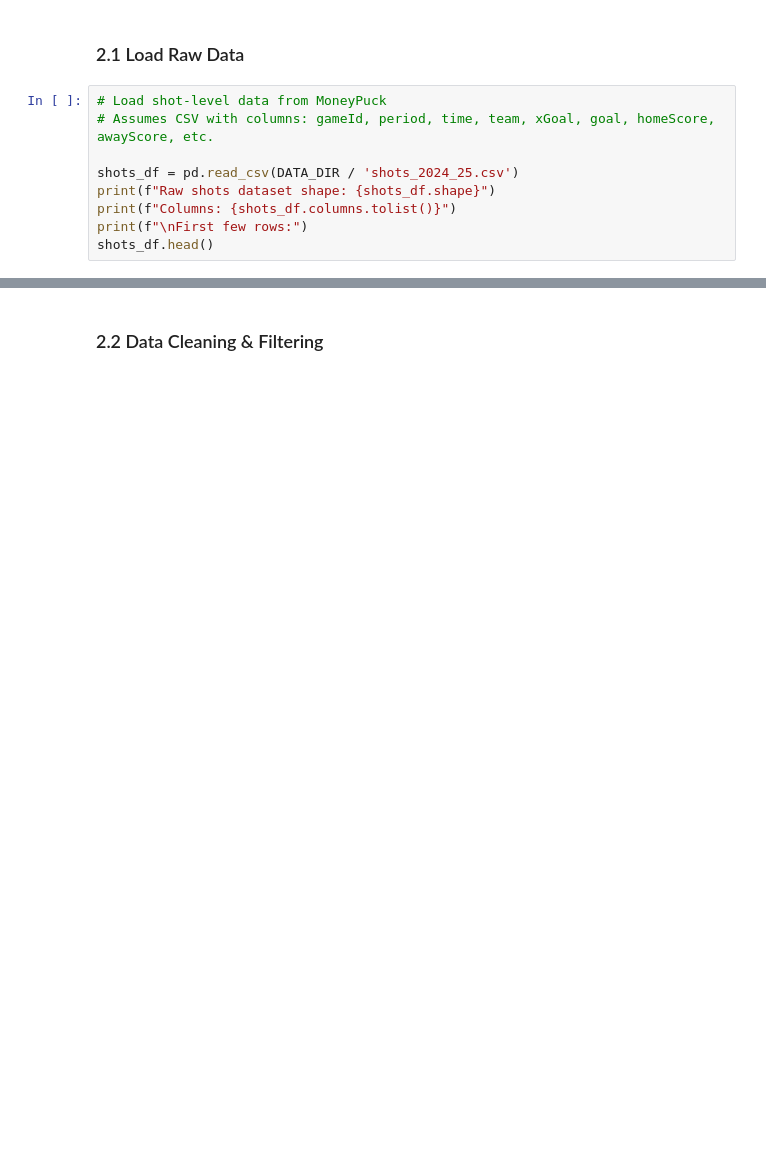
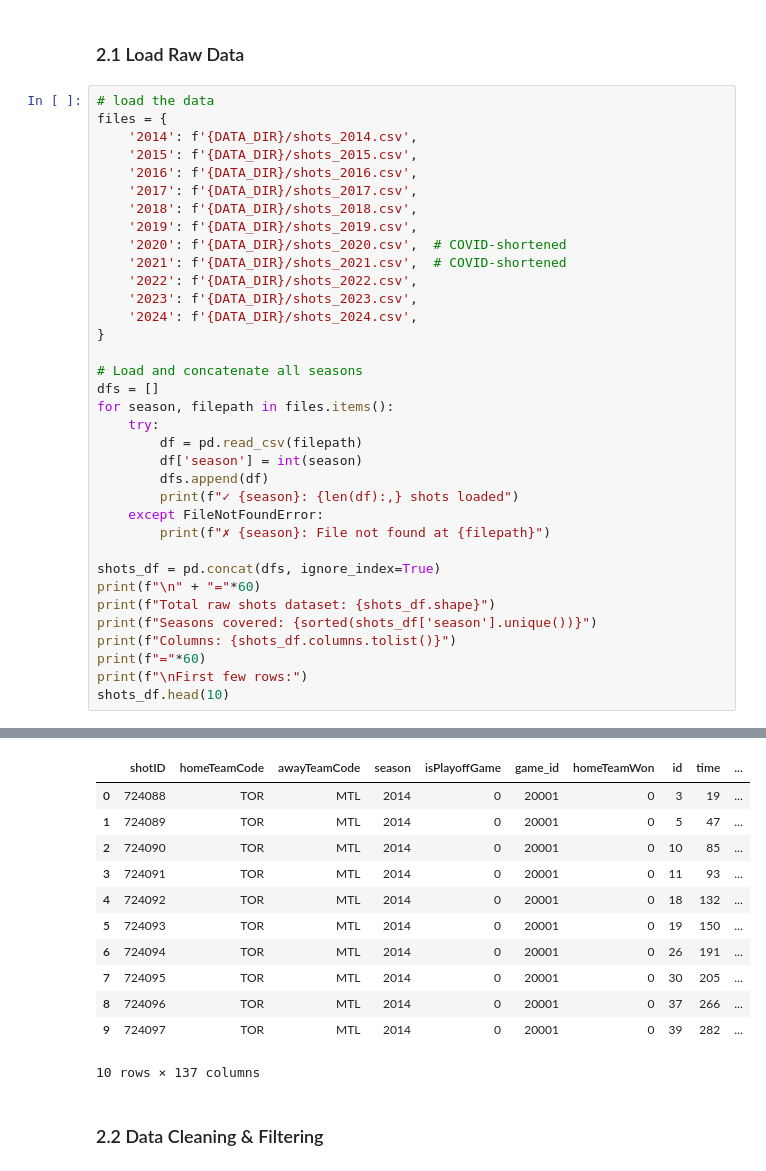
Before and after one commit to cadrianas/GP_regression_Hockey, a Jupyter notebook: notebooks/01_exploration.ipynb, the cells around one changed output, grey strips where cells are left out. Cells and saved outputs as stored; diff of their text form; blank space fills up the shorter version.

```diff
--- a/notebooks/01_exploration.ipynb
+++ b/notebooks/01_exploration.ipynb
@@ -59,11 +78,38 @@ print(f"Output directory: {OUTPUT_DIR}")
 # %% [markdown]
 ### 2.1 Load Raw Data
-# %%
-# Load shot-level data from MoneyPuck
-# Assumes CSV with columns: gameId, period, time, team, xGoal, goal, homeScore, awayScore, etc.
-
-shots_df = pd.read_csv(DATA_DIR / 'shots_2024_25.csv')
-print(f"Raw shots dataset shape: {shots_df.shape}")
-print(f"Columns: {shots_df.columns.tolist()}")
-print(f"\nFirst few rows:")
-shots_df.head()
+# %%
+# load the data
+files = {
+    '2014': f'{DATA_DIR}/shots_2014.csv',
+    '2015': f'{DATA_DIR}/shots_2015.csv',
+    '2016': f'{DATA_DIR}/shots_2016.csv',
+    '2017': f'{DATA_DIR}/shots_2017.csv',
+    '2018': f'{DATA_DIR}/shots_2018.csv',
+    '2019': f'{DATA_DIR}/shots_2019.csv',
+    '2020': f'{DATA_DIR}/shots_2020.csv',  # COVID-shortened
+    '2021': f'{DATA_DIR}/shots_2021.csv',  # COVID-shortened
+    '2022': f'{DATA_DIR}/shots_2022.csv',
+    '2023': f'{DATA_DIR}/shots_2023.csv',
+    '2024': f'{DATA_DIR}/shots_2024.csv',
+}
+
+# Load and concatenate all seasons
+dfs = []
+for season, filepath in files.items():
+    try:
+        df = pd.read_csv(filepath)
+        df['season'] = int(season)
+        dfs.append(df)
+        print(f"✓ {season}: {len(df):,} shots loaded")
+    except FileNotFoundError:
+        print(f"✗ {season}: File not found at {filepath}")
+
+shots_df = pd.concat(dfs, ignore_index=True)
+print(f"\n" + "="*60)
+print(f"Total raw shots dataset: {shots_df.shape}")
+print(f"Seasons covered: {sorted(shots_df['season'].unique())}")
+print(f"Columns: {shots_df.columns.tolist()}")
+print(f"="*60)
+print(f"\nFirst few rows:")
+shots_df.head(10)
+# %% [output]
@@ -70,3 +135,15 @@ shots_df.head()
+|  | shotID | homeTeamCode | awayTeamCode | season | isPlayoffGame | game_id | homeTeamWon | id | time | ... |
+| 0 | 724088 | TOR | MTL | 2014 | 0 | 20001 | 0 | 3 | 19 | ... |
+| 1 | 724089 | TOR | MTL | 2014 | 0 | 20001 | 0 | 5 | 47 | ... |
+| 2 | 724090 | TOR | MTL | 2014 | 0 | 20001 | 0 | 10 | 85 | ... |
+| 3 | 724091 | TOR | MTL | 2014 | 0 | 20001 | 0 | 11 | 93 | ... |
+| 4 | 724092 | TOR | MTL | 2014 | 0 | 20001 | 0 | 18 | 132 | ... |
+| 5 | 724093 | TOR | MTL | 2014 | 0 | 20001 | 0 | 19 | 150 | ... |
+| 6 | 724094 | TOR | MTL | 2014 | 0 | 20001 | 0 | 26 | 191 | ... |
+| 7 | 724095 | TOR | MTL | 2014 | 0 | 20001 | 0 | 30 | 205 | ... |
+| 8 | 724096 | TOR | MTL | 2014 | 0 | 20001 | 0 | 37 | 266 | ... |
+| 9 | 724097 | TOR | MTL | 2014 | 0 | 20001 | 0 | 39 | 282 | ... |
+10 rows × 137 columns
 # %% [markdown]
 ### 2.2 Data Cleaning & Filtering
 # %%
```
Also changed, not shown: parts of 13 cells of this notebook, 2 other files.
